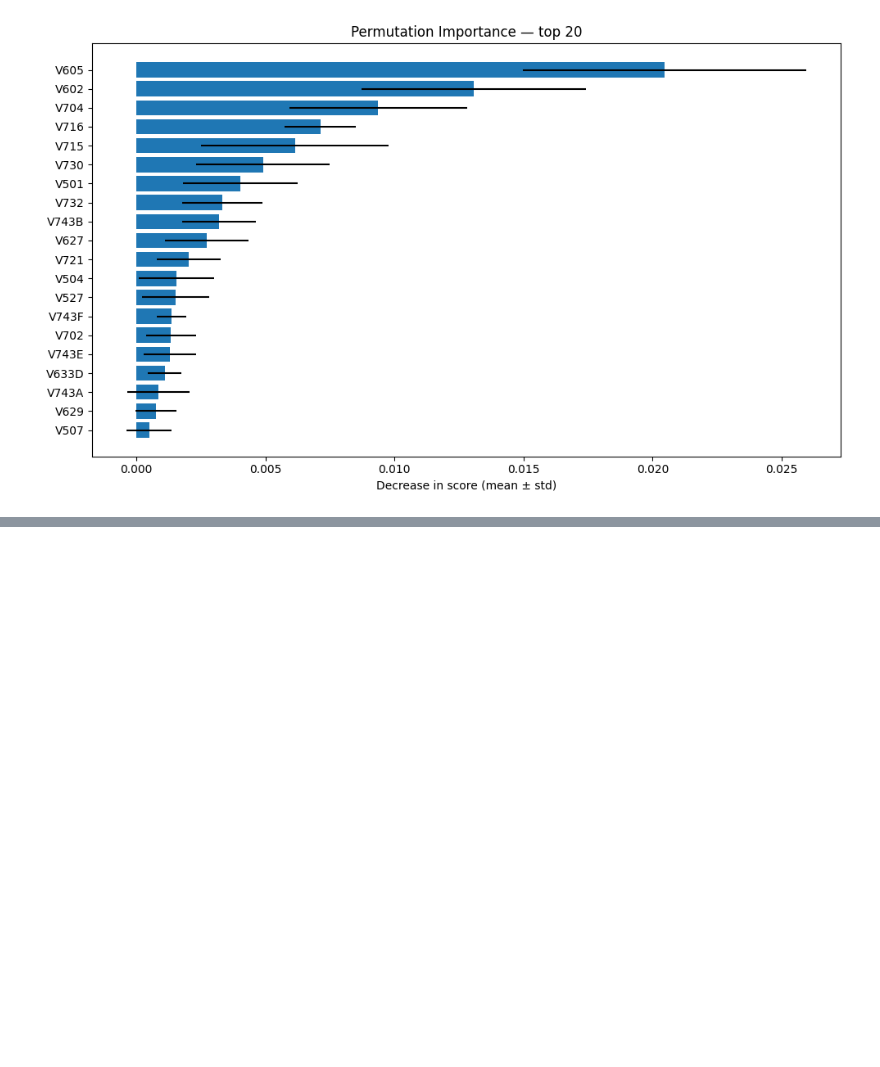
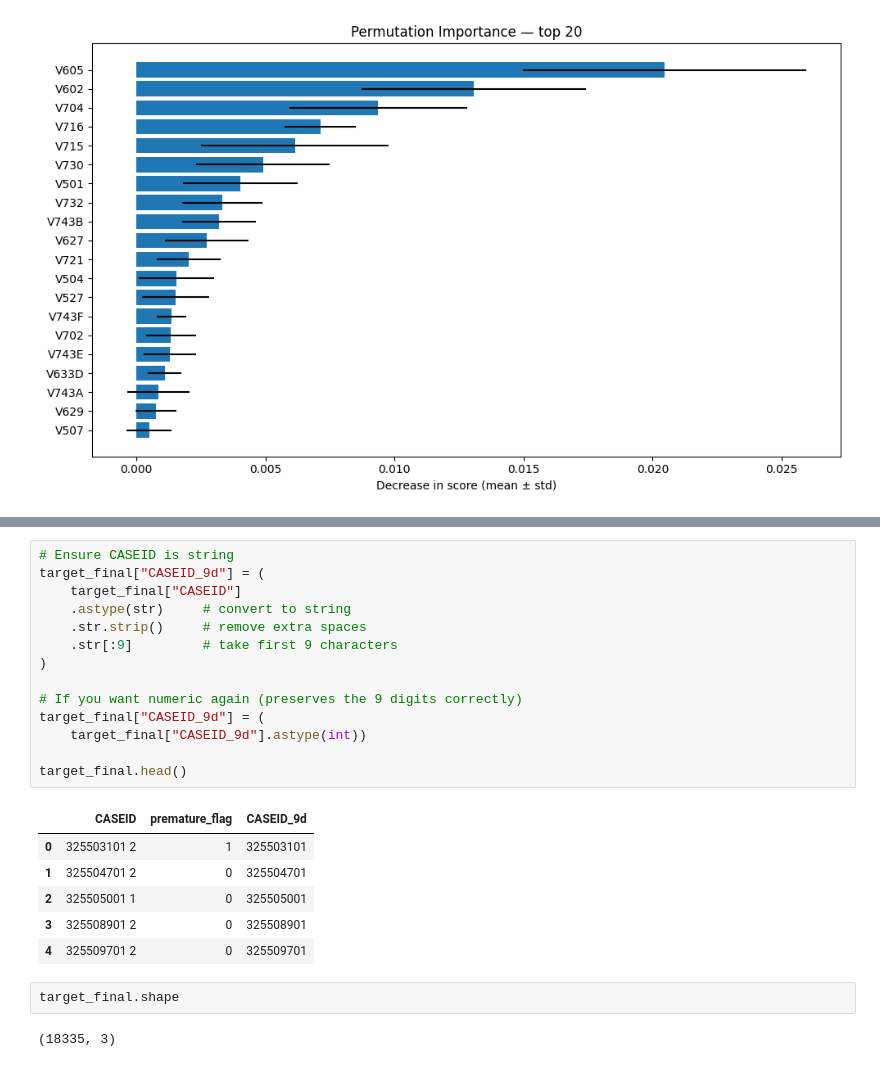
Before and after one commit to LinoMejiaDC/Machine-Leaarning-premature-births, a Jupyter notebook: 04_Feature_Imporante.ipynb, the cells around one changed output, grey strips where cells are left out. Saved outputs shown, nothing was run; the diff lists cells and outputs as text; blank space fills up the shorter version.

```diff
--- a/04_Feature_Imporante.ipynb
+++ b/04_Feature_Imporante.ipynb
@@ -488,0 +525,25 @@ plot_perm_importance_bar(RANK_MModulo1635_RE516171_2024_M_clear, top_n=20, title
+# %%
+# Ensure CASEID is string
+target_final["CASEID_9d"] = (
+    target_final["CASEID"]
+    .astype(str)     # convert to string
+    .str.strip()     # remove extra spaces
+    .str[:9]         # take first 9 characters
+)
+
+# If you want numeric again (preserves the 9 digits correctly)
+target_final["CASEID_9d"] = (
+    target_final["CASEID_9d"].astype(int))
+
+target_final.head()
+# %% [output]
+|  | CASEID | premature_flag | CASEID_9d |
+| 0 | 325503101 2 | 1 | 325503101 |
+| 1 | 325504701 2 | 0 | 325504701 |
+| 2 | 325505001 1 | 0 | 325505001 |
+| 3 | 325508901 2 | 0 | 325508901 |
+| 4 | 325509701 2 | 0 | 325509701 |
+# %%
+target_final.shape
+# %% [output]
+(18335, 3)
```
Also changed, not shown: parts of 10 cells of this notebook, 2 other files.
